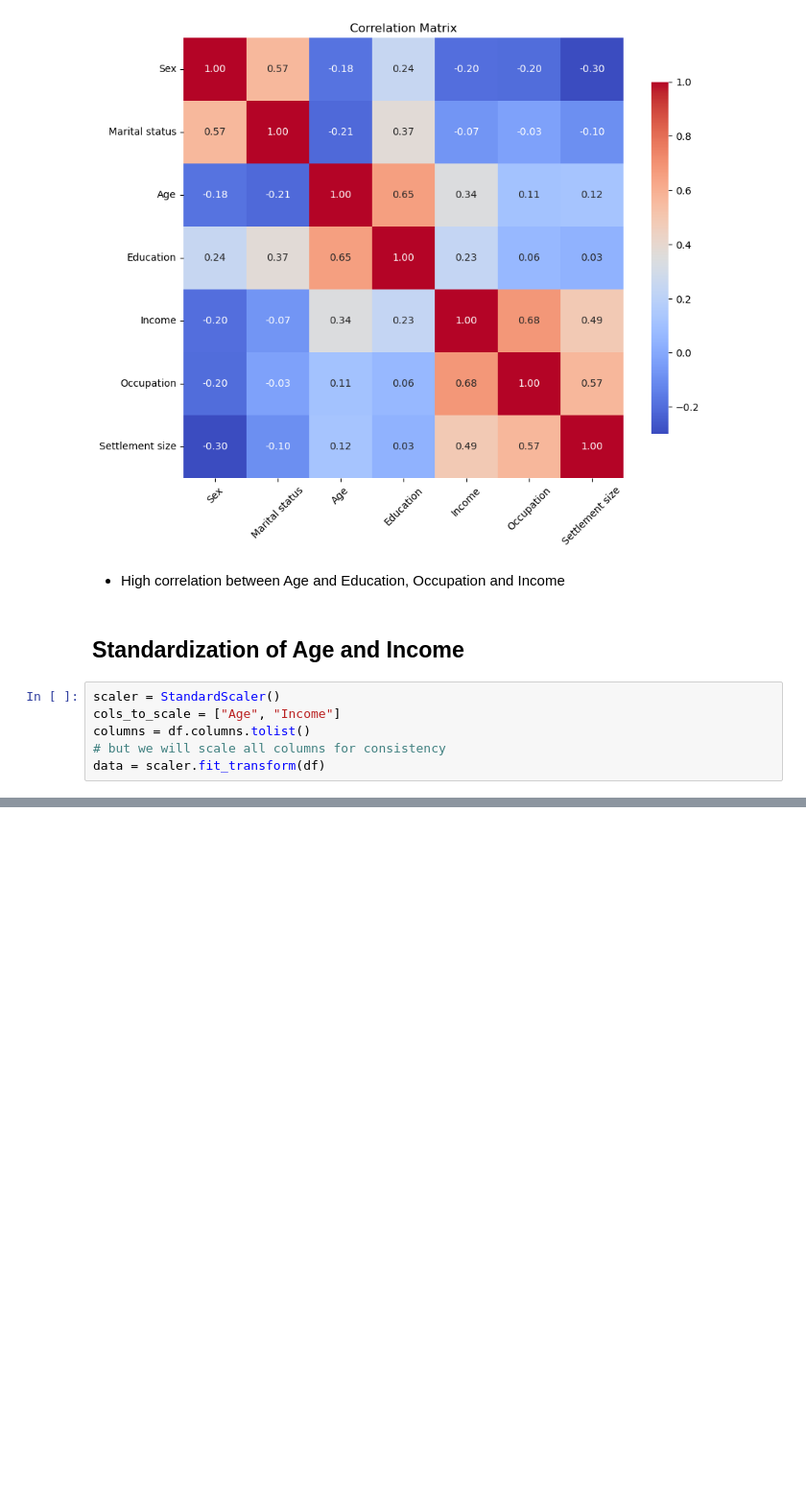
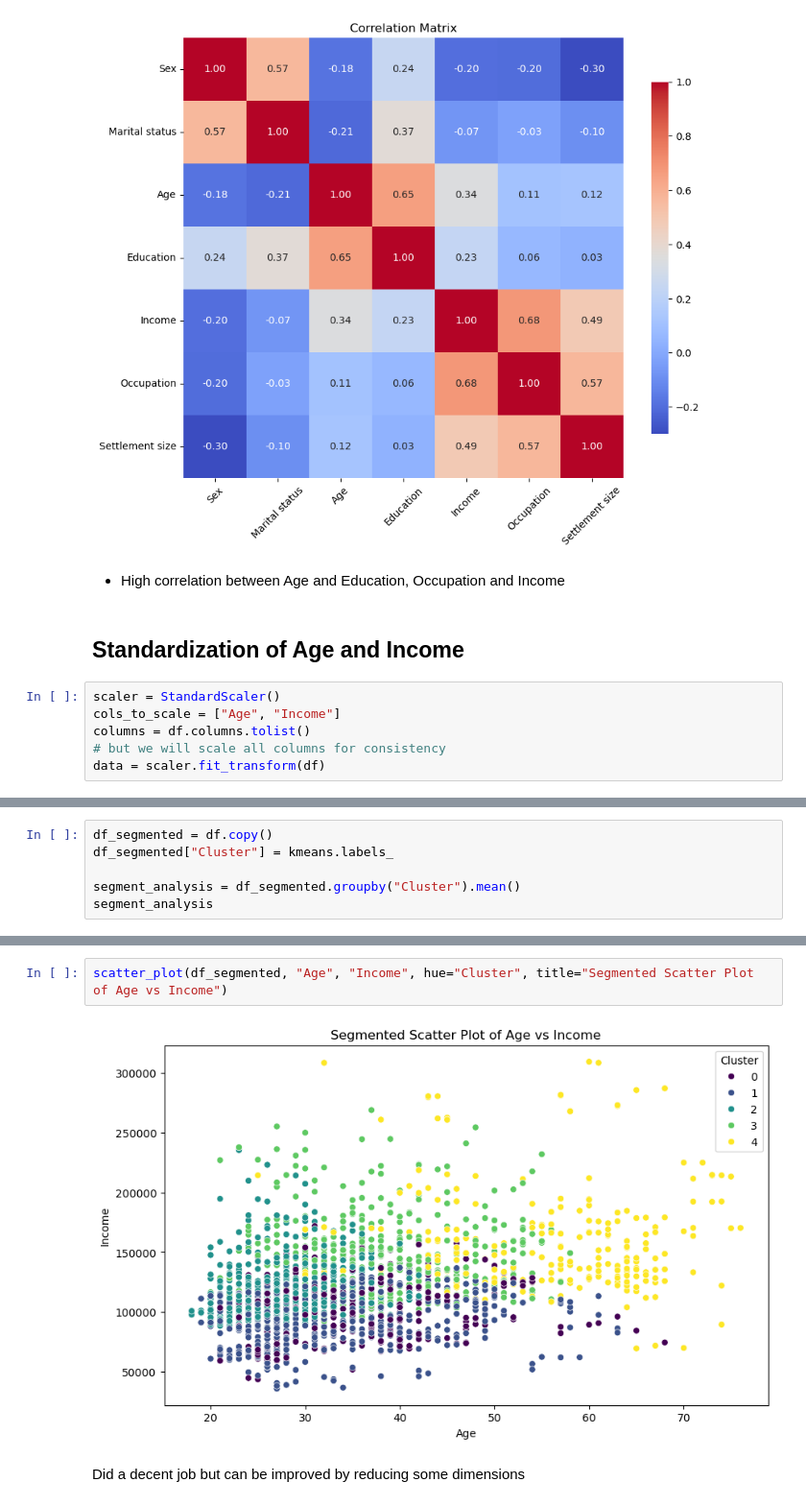
Before and after one commit to satwikboina111/CustomerAnalytics, a Jupyter notebook: Notebooks/Customer_Segmentation.ipynb, the cells around one changed output, grey strips where cells are left out. Shown at 96% size. Drawn from its saved outputs; the diff is of its cells as text; blank space fills up the shorter version.

Commit message:
segmentattion result

```diff
--- a/Notebooks/Customer_Segmentation.ipynb
+++ b/Notebooks/Customer_Segmentation.ipynb
@@ -102,0 +151,6 @@ data = scaler.fit_transform(df)
+# %%
+df_segmented = df.copy()
+df_segmented["Cluster"] = kmeans.labels_
+
+segment_analysis = df_segmented.groupby("Cluster").mean()
+segment_analysis
@@ -102,0 +201,6 @@ data = scaler.fit_transform(df)
+# %%
+scatter_plot(df_segmented, "Age", "Income", hue="Cluster", title="Segmented Scatter Plot of Age vs Income")
+# %% [output]
+[figure, added]
+# %% [markdown]
+Did a decent job but can be improved by reducing some dimensions
```
Also changed, not shown: parts of 16 cells of this notebook, 1 other file.
